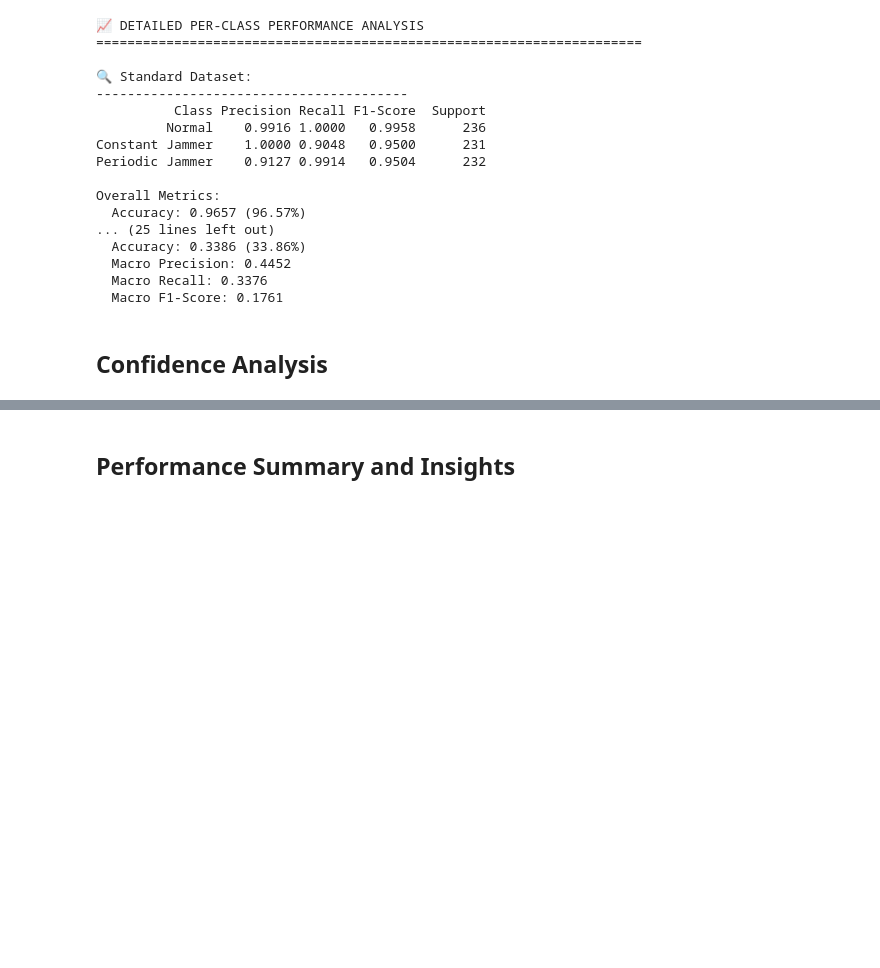
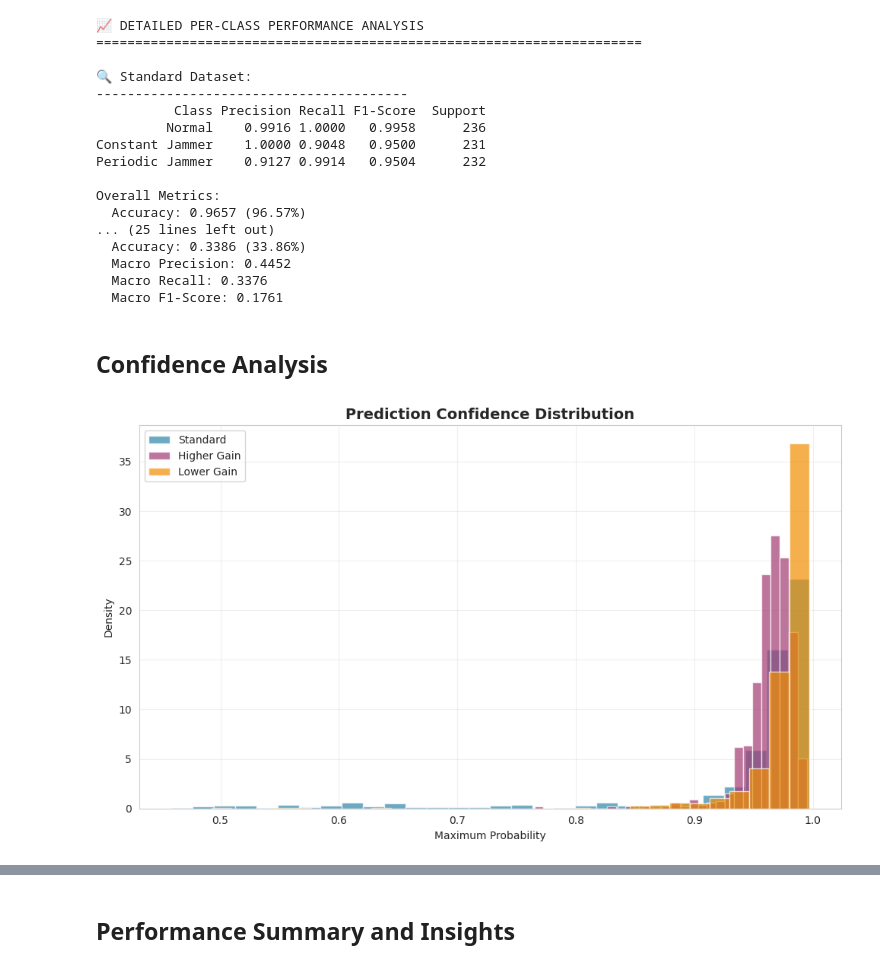
Before and after one commit to OmarElmelegy/Jamming_Detection_SDR, a Jupyter notebook: notebooks/model_evaluation_comprehensive.ipynb, the cells around one changed output, grey strips where cells are left out. Saved outputs shown, nothing was run; the diff lists cells and outputs as text; code cells hidden in the pictures; blank space fills up the shorter version.

```diff
--- a/notebooks/model_evaluation_comprehensive.ipynb
+++ b/notebooks/model_evaluation_comprehensive.ipynb
@@ -519,4 +540,26 @@ Overall Metrics:
   Macro F1-Score: 0.1761
 # %% [markdown]
 ## Confidence Analysis
+# %%
+# 1. Prediction Confidence Distribution by Dataset
+fig, ax = plt.subplots(figsize=(10, 6))
+
+for i, (dataset_name, results) in enumerate(all_results.items()):
+    probabilities = results['probabilities']
+    max_probs = np.max(probabilities, axis=1)
+
+    ax.hist(max_probs, bins=30, alpha=0.7, label=dataset_name,
+            color=colors[i], density=True)
+
+ax.set_title('Prediction Confidence Distribution', fontsize=14, fontweight='bold')
+ax.set_xlabel('Maximum Probability')
+ax.set_ylabel('Density')
+ax.legend()
+ax.grid(True, alpha=0.3)
+
+plt.tight_layout()
+plt.savefig('/home/omar/Downloads/SDRv2/results/visualizations/confidence_distribution.png', dpi=300, bbox_inches='tight')
+plt.show()
+# %% [output]
+[figure, added]
 # %%
```
Also changed, not shown: parts of 9 cells of this notebook, 10 other files.
